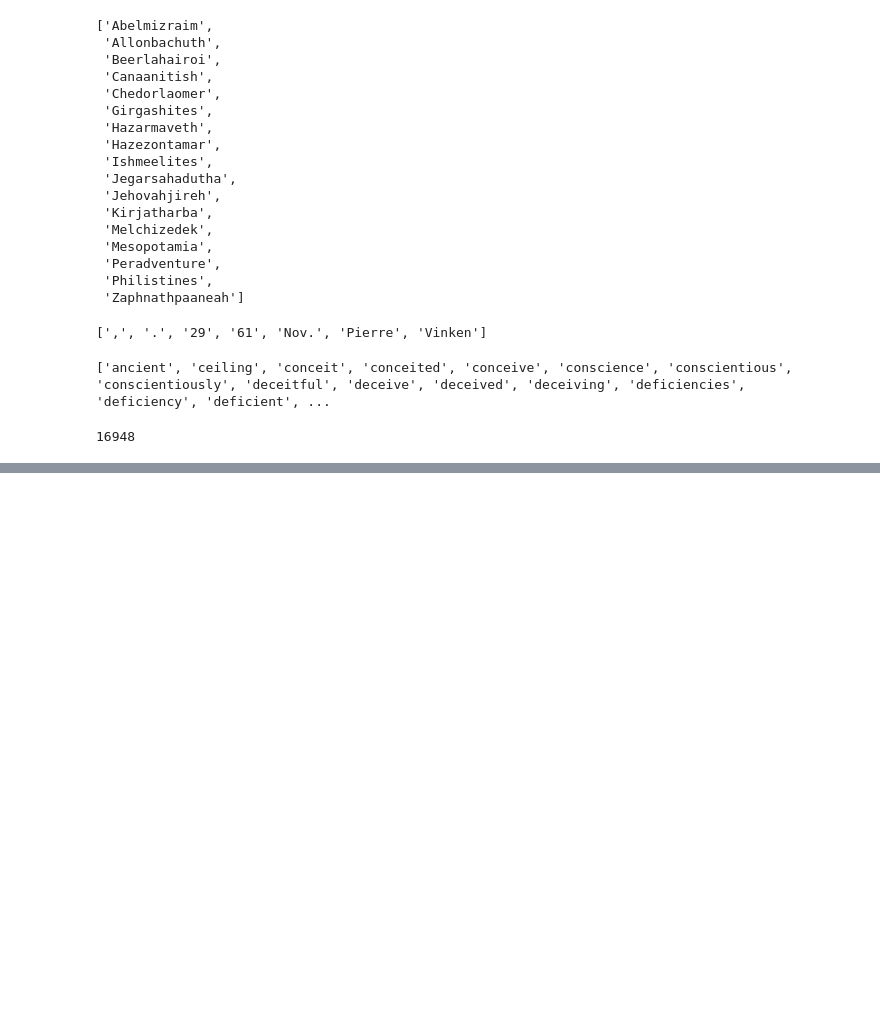
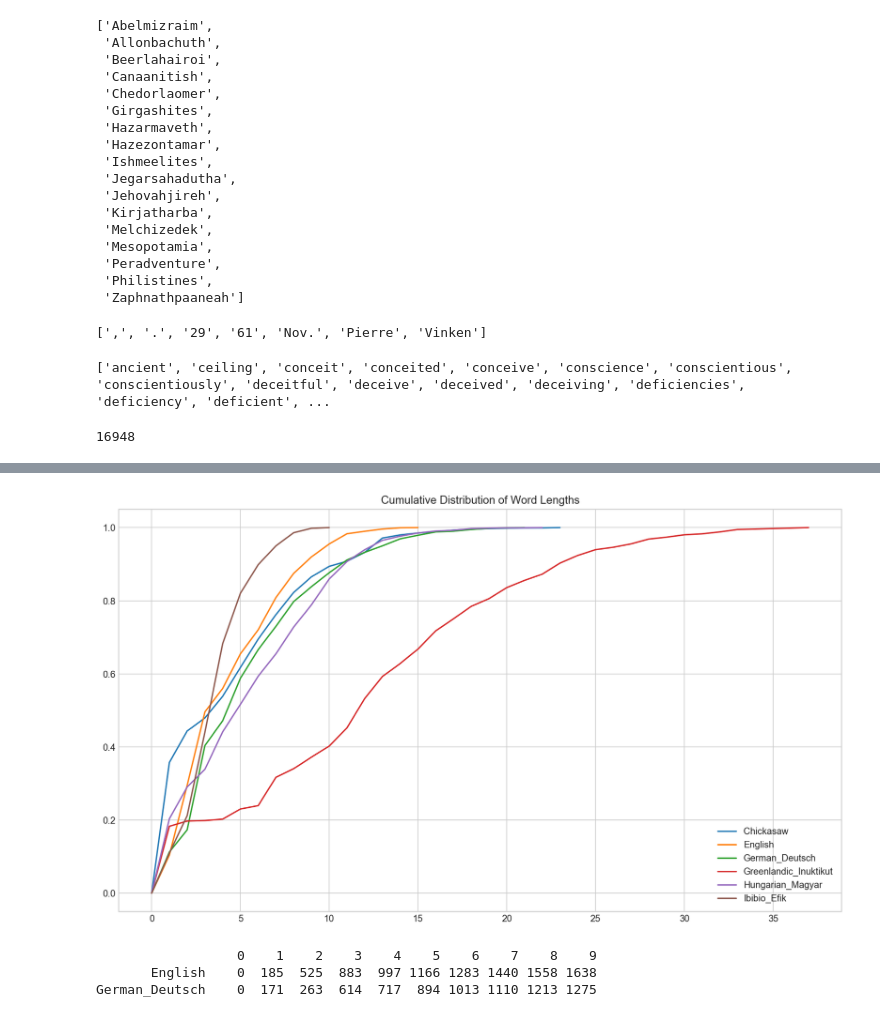
Before and after one commit to cschellenberger/Data-Science-Learning, a Jupyter notebook: Natural Language Processing with Python.ipynb, the cells around one changed output, grey strips where cells are left out. Drawn from its saved outputs; the diff is of its cells as text; code cells hidden in the pictures; blank space fills up the shorter version.

```diff
--- a/Natural Language Processing with Python.ipynb
+++ b/Natural Language Processing with Python.ipynb
@@ -293,0 +657,24 @@ len(set(word.lower() for word in text1 if word.isalpha()))
+# %%
+import pandas as pd
+
+def plot_freq(lang):
+    max_length = max([len(word) for word in udhr.words(lang + '-Latin1')])
+    eng_freq_dist = {}
+
+    for i in range(max_length + 1):
+        eng_freq_dist[i] = cfd[lang].freq(i)
+
+    ed = pd.Series(eng_freq_dist, name=lang)
+
+    ed.cumsum().plot(legend=True, title='Cumulative Distribution of Word Lengths')
+# %%
+for lang in languages:
+    plot_freq(lang)
+# %% [output]
+[figure, added]
+# %%
+cfd.tabulate(conditions=['English', 'German_Deutsch'], samples=range(10), cumulative=True)
+# %% [output]
+                  0    1    2    3    4    5    6    7    8    9
+       English    0  185  525  883  997 1166 1283 1440 1558 1638
+German_Deutsch    0  171  263  614  717  894 1013 1110 1213 1275
```
Also changed, not shown: parts of 96 cells of this notebook.
